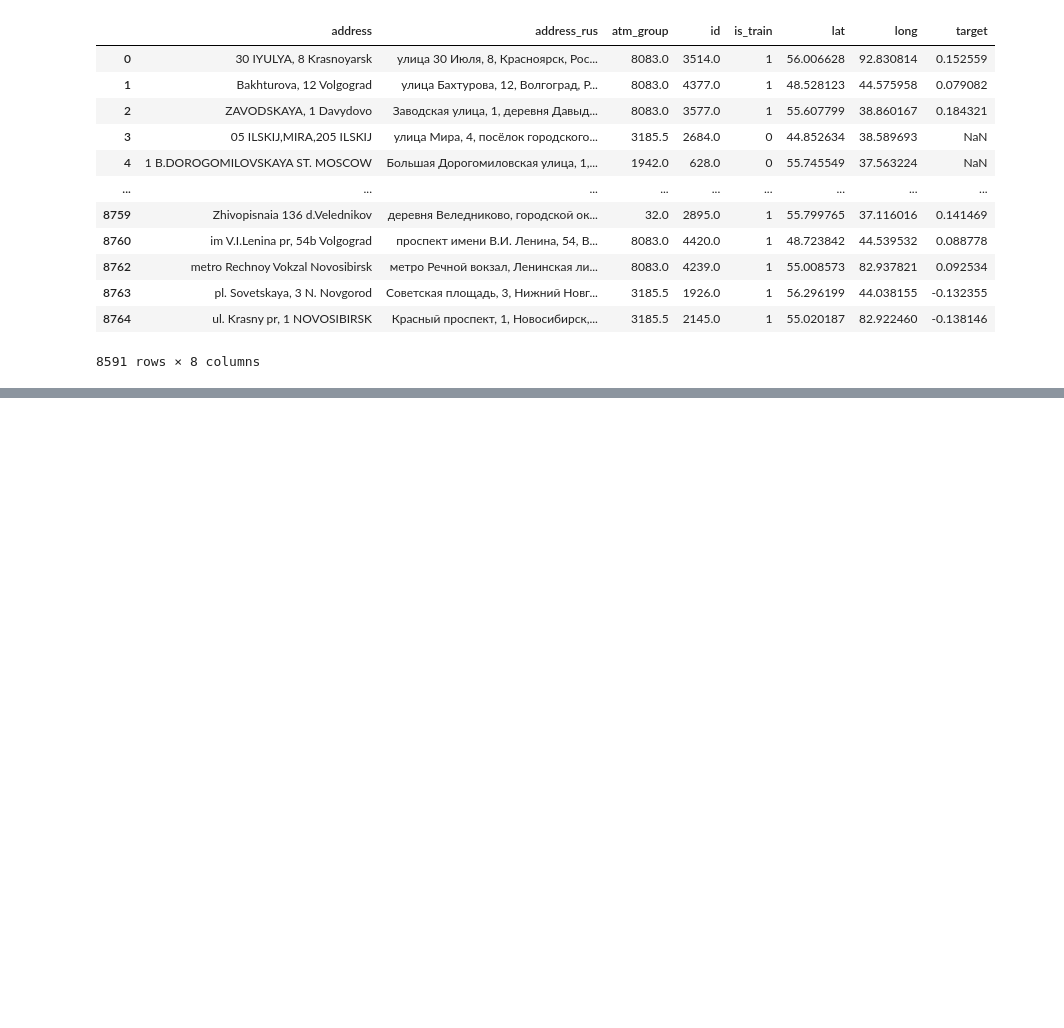
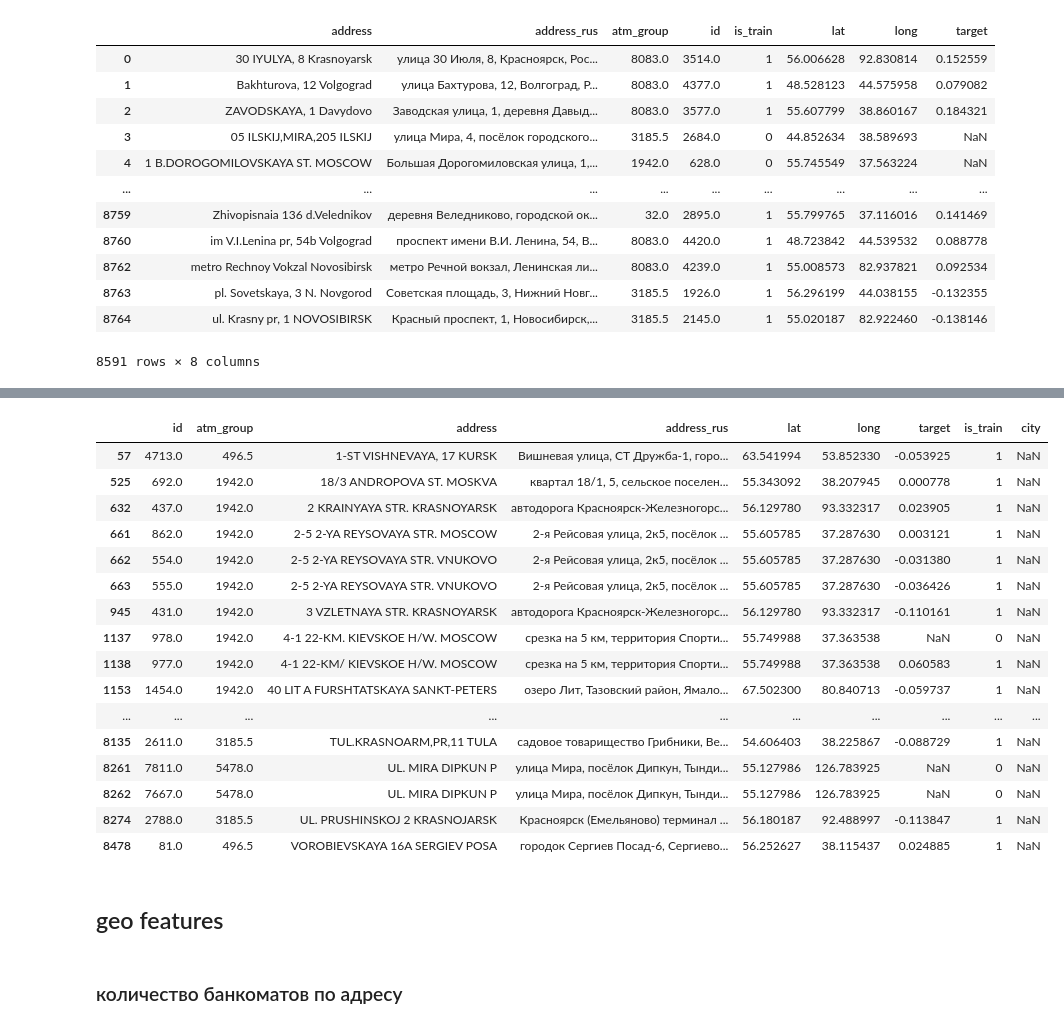
Before and after one commit to laasan/atms_popularity, a Jupyter notebook: notebooks/1.0-gyuv-initial-data-exploration.ipynb, the cells around one changed output, grey strips where cells are left out. Cells and saved outputs as stored; diff of their text form; code cells hidden in the pictures; blank space fills up the shorter version.

Commit message:
add reverse_geocoding

```diff
--- a/notebooks/1.0-gyuv-initial-data-exploration.ipynb
+++ b/notebooks/1.0-gyuv-initial-data-exploration.ipynb
@@ -203,0 +244,37 @@ df2[df2['address_rus'].isnull()]
+# %%
+with open('C:\\Users\\Юрий\\Documents\\MLOps\\atms_popularity\\data\\external\\reverse_geocoded_data.json', 'r') as f:
+    rvrs_geodata = json.load(f)
+# %%
+rvrs_geodata = pd.json_normalize(rvrs_geodata)
+# %%
+rvrs_geodata['city'] = np.where(rvrs_geodata['data.city_with_type'].notnull(),
+                                rvrs_geodata['data.city_with_type'],
+                                rvrs_geodata['data.settlement_with_type'])
+# %%
+df_with_cities = pd.merge(df,
+                          rvrs_geodata[['lat', 'long', 'city']],
+                          how='left',
+                          on=['lat', 'long']
+                         )
+# %%
+df_with_cities[df_with_cities['city'].isnull()]
+# %% [output]
+|  | id | atm_group | address | address_rus | lat | long | target | is_train | city |
+| 57 | 4713.0 | 496.5 | 1-ST VISHNEVAYA, 17 KURSK | Вишневая улица, СТ Дружба-1, горо... | 63.541994 | 53.852330 | -0.053925 | 1 | NaN |
+| 525 | 692.0 | 1942.0 | 18/3 ANDROPOVA ST. MOSKVA | квартал 18/1, 5, сельское поселен... | 55.343092 | 38.207945 | 0.000778 | 1 | NaN |
+| 632 | 437.0 | 1942.0 | 2 KRAINYAYA STR. KRASNOYARSK | автодорога Красноярск-Железногорс... | 56.129780 | 93.332317 | 0.023905 | 1 | NaN |
+| 661 | 862.0 | 1942.0 | 2-5 2-YA REYSOVAYA STR. MOSCOW | 2-я Рейсовая улица, 2к5, посёлок ... | 55.605785 | 37.287630 | 0.003121 | 1 | NaN |
+| 662 | 554.0 | 1942.0 | 2-5 2-YA REYSOVAYA STR. VNUKOVO | 2-я Рейсовая улица, 2к5, посёлок ... | 55.605785 | 37.287630 | -0.031380 | 1 | NaN |
+| 663 | 555.0 | 1942.0 | 2-5 2-YA REYSOVAYA STR. VNUKOVO | 2-я Рейсовая улица, 2к5, посёлок ... | 55.605785 | 37.287630 | -0.036426 | 1 | NaN |
+| 945 | 431.0 | 1942.0 | 3 VZLETNAYA STR. KRASNOYARSK | автодорога Красноярск-Железногорс... | 56.129780 | 93.332317 | -0.110161 | 1 | NaN |
+| 1137 | 978.0 | 1942.0 | 4-1 22-KM. KIEVSKOE H/W. MOSCOW | срезка на 5 км, территория Спорти... | 55.749988 | 37.363538 | NaN | 0 | NaN |
+| 1138 | 977.0 | 1942.0 | 4-1 22-KM/ KIEVSKOE H/W. MOSCOW | срезка на 5 км, территория Спорти... | 55.749988 | 37.363538 | 0.060583 | 1 | NaN |
+| 1153 | 1454.0 | 1942.0 | 40 LIT A FURSHTATSKAYA SANKT-PETERS | озеро Лит, Тазовский район, Ямало... | 67.502300 | 80.840713 | -0.059737 | 1 | NaN |
+| ... | ... | ... | ... | ... | ... | ... | ... | ... | ... |
+| 8135 | 2611.0 | 3185.5 | TUL.KRASNOARM,PR,11 TULA | садовое товарищество Грибники, Ве... | 54.606403 | 38.225867 | -0.088729 | 1 | NaN |
+| 8261 | 7811.0 | 5478.0 | UL. MIRA DIPKUN P | улица Мира, посёлок Дипкун, Тынди... | 55.127986 | 126.783925 | NaN | 0 | NaN |
+| 8262 | 7667.0 | 5478.0 | UL. MIRA DIPKUN P | улица Мира, посёлок Дипкун, Тынди... | 55.127986 | 126.783925 | NaN | 0 | NaN |
+| 8274 | 2788.0 | 3185.5 | UL. PRUSHINSKOJ 2 KRASNOJARSK | Красноярск (Емельяново) терминал ... | 56.180187 | 92.488997 | -0.113847 | 1 | NaN |
+| 8478 | 81.0 | 496.5 | VOROBIEVSKAYA 16A SERGIEV POSA | городок Сергиев Посад-6, Сергиево... | 56.252627 | 38.115437 | 0.024885 | 1 | NaN |
+# %% [markdown]
+## geo features
@@ -203,0 +283,2 @@ df2[df2['address_rus'].isnull()]
+# %% [markdown]
+### количество банкоматов по адресу
```
Also changed, not shown: parts of 18 cells of this notebook, 3 other files.
